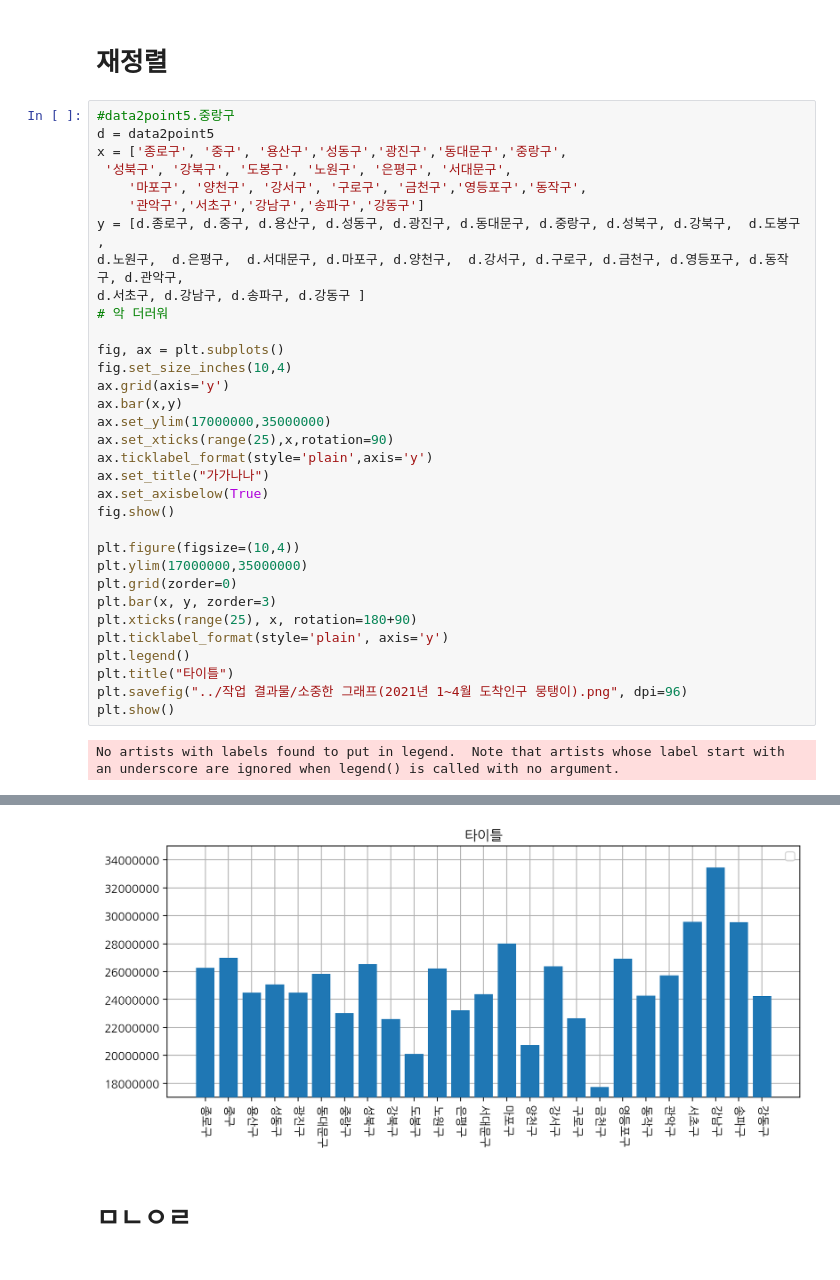
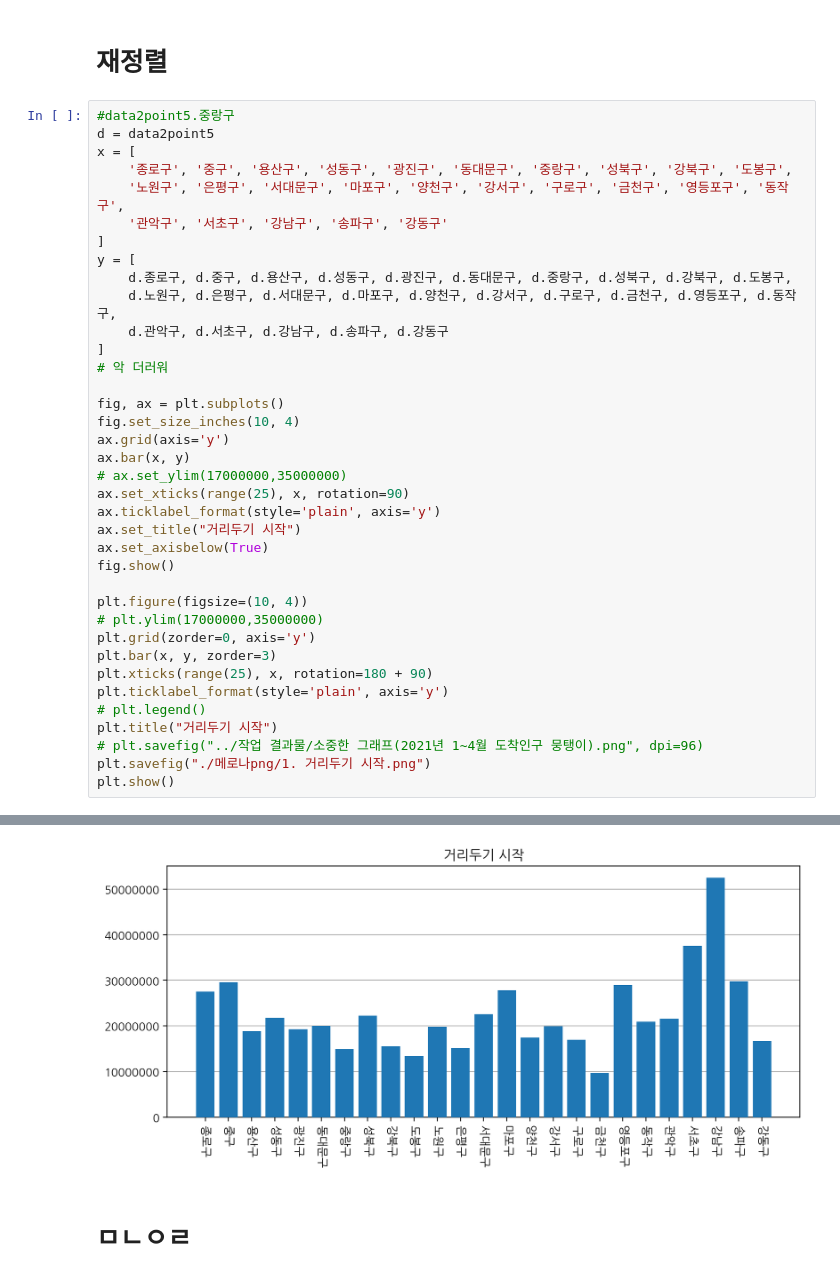
Before and after one commit to dmu-data-anal/data-analysis, a Jupyter notebook: .박종관/data_test5.ipynb, the cells around one changed output, grey strips where cells are left out. Saved outputs shown, nothing was run; the diff lists cells and outputs as text.

```diff
--- a/.박종관/data_test5.ipynb
+++ b/.박종관/data_test5.ipynb
@@ -187,35 +211,38 @@ Name: 평균 이동 시간(분), dtype: int64
 # %%
 #data2point5.중랑구
 d = data2point5
-x = ['종로구', '중구', '용산구','성동구','광진구','동대문구','중랑구',
- '성북구', '강북구', '도봉구', '노원구', '은평구', '서대문구',
-    '마포구', '양천구', '강서구', '구로구', '금천구','영등포구','동작구',
-    '관악구','서초구','강남구','송파구','강동구']
-y = [d.종로구, d.중구, d.용산구, d.성동구, d.광진구, d.동대문구, d.중랑구, d.성북구, d.강북구,  d.도봉구 ,
-d.노원구,  d.은평구,  d.서대문구, d.마포구, d.양천구,  d.강서구, d.구로구, d.금천구, d.영등포구, d.동작구, d.관악구,
-d.서초구, d.강남구, d.송파구, d.강동구 ]
+x = [
+    '종로구', '중구', '용산구', '성동구', '광진구', '동대문구', '중랑구', '성북구', '강북구', '도봉구',
+    '노원구', '은평구', '서대문구', '마포구', '양천구', '강서구', '구로구', '금천구', '영등포구', '동작구',
+    '관악구', '서초구', '강남구', '송파구', '강동구'
+]
+y = [
+    d.종로구, d.중구, d.용산구, d.성동구, d.광진구, d.동대문구, d.중랑구, d.성북구, d.강북구, d.도봉구,
+    d.노원구, d.은평구, d.서대문구, d.마포구, d.양천구, d.강서구, d.구로구, d.금천구, d.영등포구, d.동작구,
+    d.관악구, d.서초구, d.강남구, d.송파구, d.강동구
+]
 # 악 더러워
 
 fig, ax = plt.subplots()
-fig.set_size_inches(10,4)
+fig.set_size_inches(10, 4)
 ax.grid(axis='y')
-ax.bar(x,y)
-ax.set_ylim(17000000,35000000)
-ax.set_xticks(range(25),x,rotation=90)
-ax.ticklabel_format(style='plain',axis='y')
-ax.set_title("가가나나")
+ax.bar(x, y)
+# ax.set_ylim(17000000,35000000)
+ax.set_xticks(range(25), x, rotation=90)
+ax.ticklabel_format(style='plain', axis='y')
+ax.set_title("거리두기 시작")
 ax.set_axisbelow(True)
 fig.show()
 
-plt.figure(figsize=(10,4))
-plt.ylim(17000000,35000000)
-plt.grid(zorder=0)
+plt.figure(figsize=(10, 4))
+# plt.ylim(17000000,35000000)
+plt.grid(zorder=0, axis='y')
 plt.bar(x, y, zorder=3)
-plt.xticks(range(25), x, rotation=180+90)
+plt.xticks(range(25), x, rotation=180 + 90)
 plt.ticklabel_format(style='plain', axis='y')
-plt.legend()
-plt.title("타이틀")
-plt.savefig("../작업 결과물/소중한 그래프(2021년 1~4월 도착인구 뭉탱이).png", dpi=96)
+# plt.legend()
+plt.title("거리두기 시작")
+# plt.savefig("../작업 결과물/소중한 그래프(2021년 1~4월 도착인구 뭉탱이).png", dpi=96)
+plt.savefig("./메로나png/1. 거리두기 시작.png")
 plt.show()
 # %% [output]
-No artists with labels found to put in legend.  Note that artists whose label start with an underscore are ignored when legend() is called with no argument.
@@ -223,4 +250,4 @@ No artists with labels found to put in legend.  Note that artists whose label st
-[figure, old version]
+[figure, new version]
 # %% [markdown]
 # ㅁㄴㅇㄹ
 # %%
```
Also changed, not shown: parts of 18 cells of this notebook, 21 other files.
